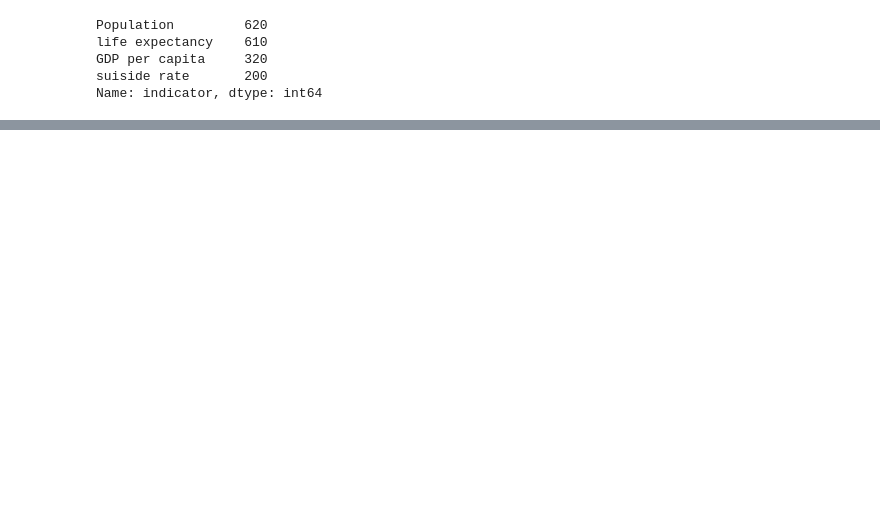
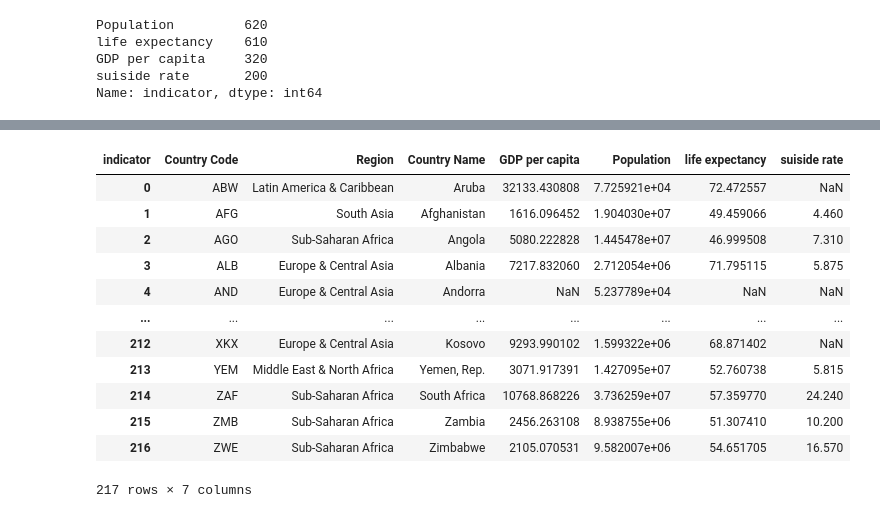
Before and after one commit to Jyothsna9618/Jabboju1, a Jupyter notebook: Assignment_07/assignment07.ipynb, the cells around one changed output, grey strips where cells are left out. Saved outputs shown, nothing was run; the diff lists cells and outputs as text; code cells hidden in the pictures; blank space fills up the shorter version.

```diff
--- a/Assignment_07/assignment07.ipynb
+++ b/Assignment_07/assignment07.ipynb
@@ -138,6 +160,3 @@ fig = px.pie(data, values='value', names='Country Name', title='YEARS', width =
 fig.show()
 # %% [output]
 [interactive output not drawn]
-# %%
-data = data[(data['indicator'] == 'Population') & (data['Year'] == 2021)]
-data
@@ -165,0 +163,17 @@ fig.show()
+# %%
+dt = pd.pivot_table(data, values = 'value', index=['Country Code','Region' ,'Country Name'], columns = 'indicator').reset_index()
+dt
+# %% [output]
+| indicator | Country Code | Region | Country Name | GDP per capita | Population | life expectancy | suiside rate |
+| 0 | ABW | Latin America & Caribbean | Aruba | 32133.430808 | 7.725921e+04 | 72.472557 | NaN |
+| 1 | AFG | South Asia | Afghanistan | 1616.096452 | 1.904030e+07 | 49.459066 | 4.460 |
+| 2 | AGO | Sub-Saharan Africa | Angola | 5080.222828 | 1.445478e+07 | 46.999508 | 7.310 |
+| 3 | ALB | Europe & Central Asia | Albania | 7217.832060 | 2.712054e+06 | 71.795115 | 5.875 |
+| 4 | AND | Europe & Central Asia | Andorra | NaN | 5.237789e+04 | NaN | NaN |
+| ... | ... | ... | ... | ... | ... | ... | ... |
+| 212 | XKX | Europe & Central Asia | Kosovo | 9293.990102 | 1.599322e+06 | 68.871402 | NaN |
+| 213 | YEM | Middle East & North Africa | Yemen, Rep. | 3071.917391 | 1.427095e+07 | 52.760738 | 5.815 |
+| 214 | ZAF | Sub-Saharan Africa | South Africa | 10768.868226 | 3.736259e+07 | 57.359770 | 24.240 |
+| 215 | ZMB | Sub-Saharan Africa | Zambia | 2456.263108 | 8.938755e+06 | 51.307410 | 10.200 |
+| 216 | ZWE | Sub-Saharan Africa | Zimbabwe | 2105.070531 | 9.582007e+06 | 54.651705 | 16.570 |
+217 rows × 7 columns
```
Also changed, not shown: parts of 24 cells of this notebook.
